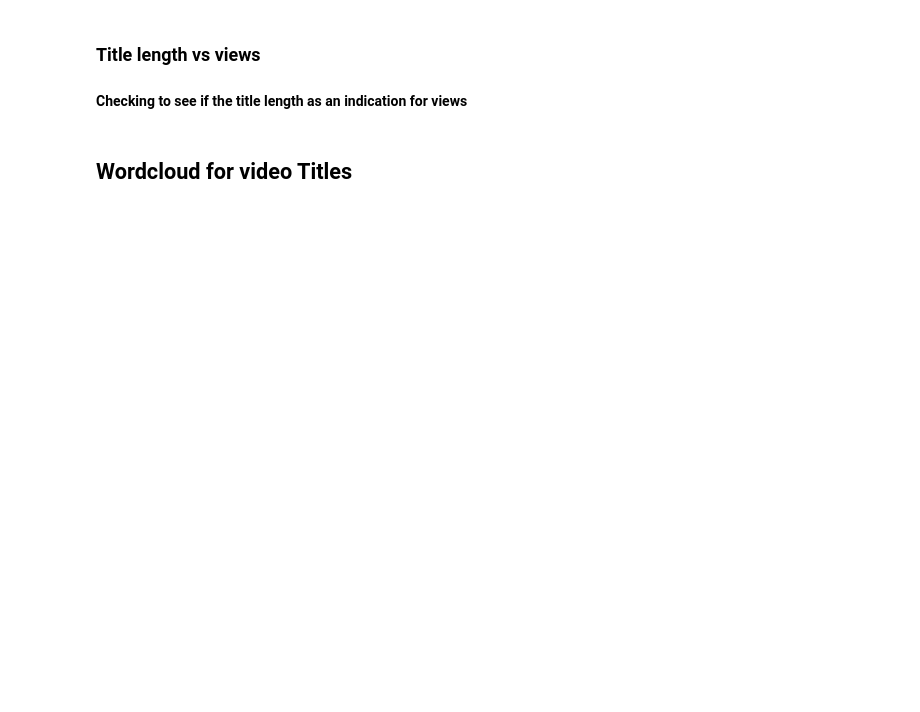
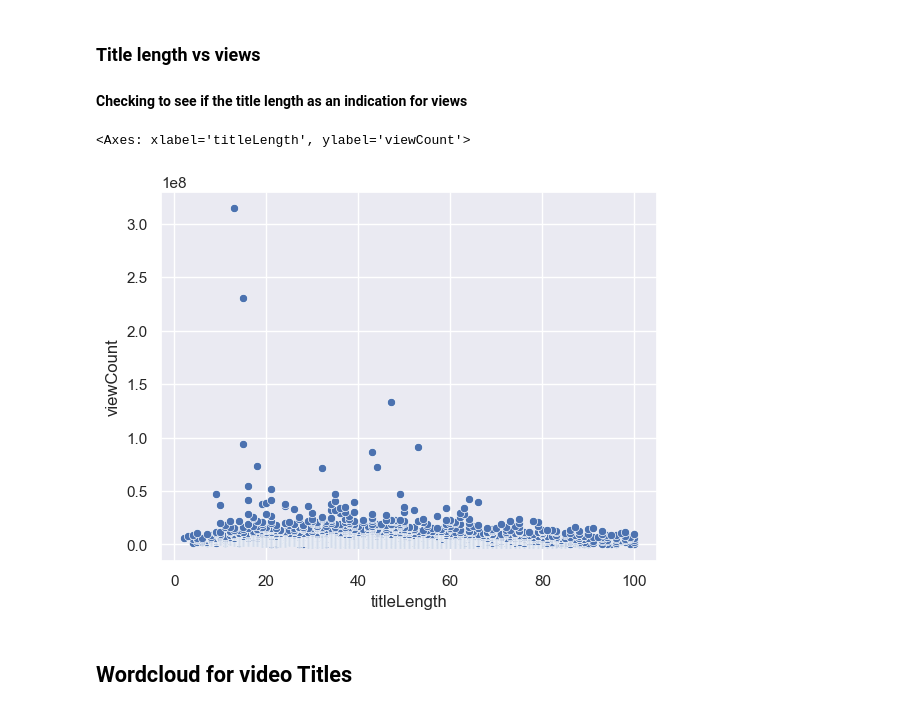
Before and after one commit to AmarildoGuga/Youtube-API-Analysis, a Jupyter notebook: Youtube_API.ipynb, the cells around one changed output. Saved outputs shown, nothing was run; the diff lists cells and outputs as text; code cells hidden in the pictures; blank space fills up the shorter version.

```diff
--- a/Youtube_API.ipynb
+++ b/Youtube_API.ipynb
@@ -228,7 +236,7 @@ Choosing a playlist from the overview
 # %%
 #the channel_id is used as the playlist_id for all the youtubers uploaded videos
 #Choose a playlist you would like to analyse
-playlist_id = 'UUoOae5nYA7VqaXzerajD0lg'
+playlist_id = 'UU-lHJZR3Gqxm24_Vd_AJ5Yw'
 # %%
 # Creating a data fram with youtube video stats and the comments from all videos in the playlist
 video_ids = get_video_ids(youtube, playlist_id)
@@ -313,11 +417,14 @@ sns.histplot(data = video_df, x = 'durationSecs', bins = 30)
 # %%
 
 sns.scatterplot(x = 'titleLength', y = 'viewCount', data = video_df.sort_values('viewCount', ascending=True))
 # Increase spacing between y-axis ticks
 # Set y-axis tick locator to multiples of 100
-plt.gca().yaxis.set_major_locator(ticker.MultipleLocator(base=100))
+#plt.gca().yaxis.set_major_locator(ticker.MultipleLocator(base=100))
 # Invert the y-axis direction
-plt.gca().invert_yaxis()
+#plt.gca().invert_yaxis()
+# %% [output]
+<Axes: xlabel='titleLength', ylabel='viewCount'>
+[figure, added]
 # %% [markdown]
 ## Wordcloud for video Titles
 # %%
```
Also changed, not shown: parts of 18 cells of this notebook, 2 other files.
